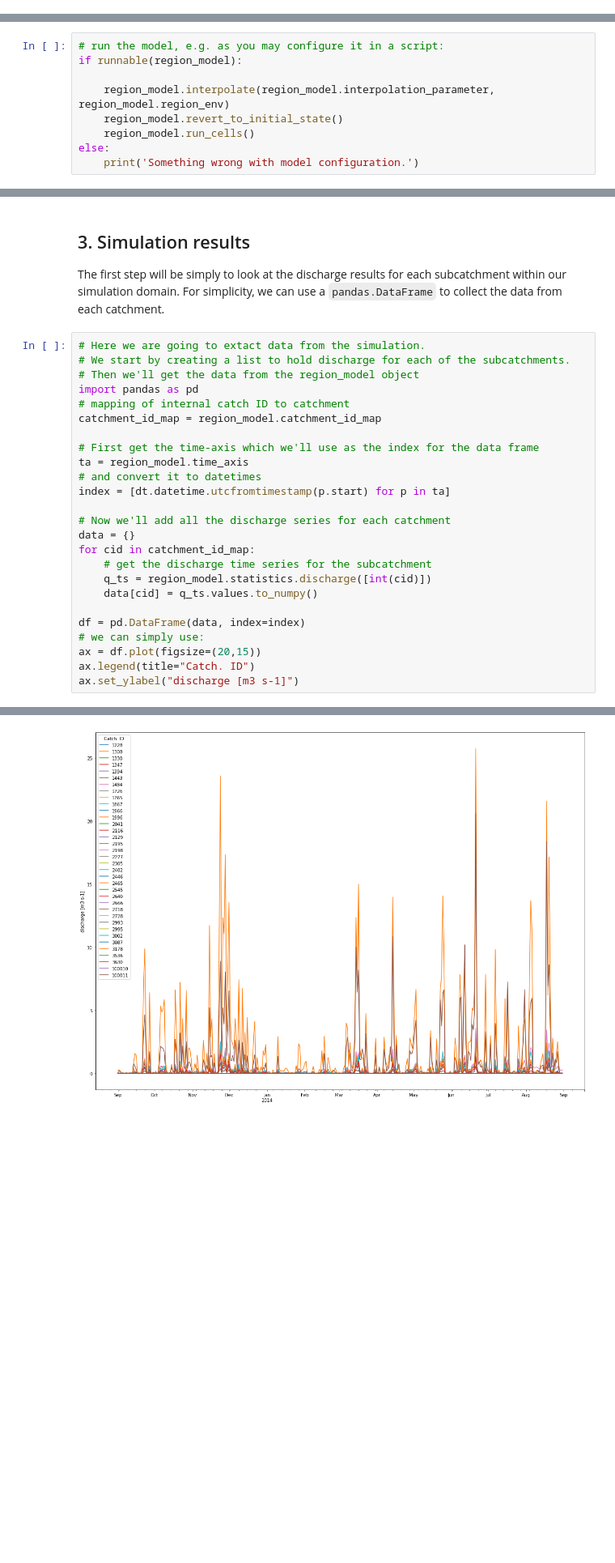
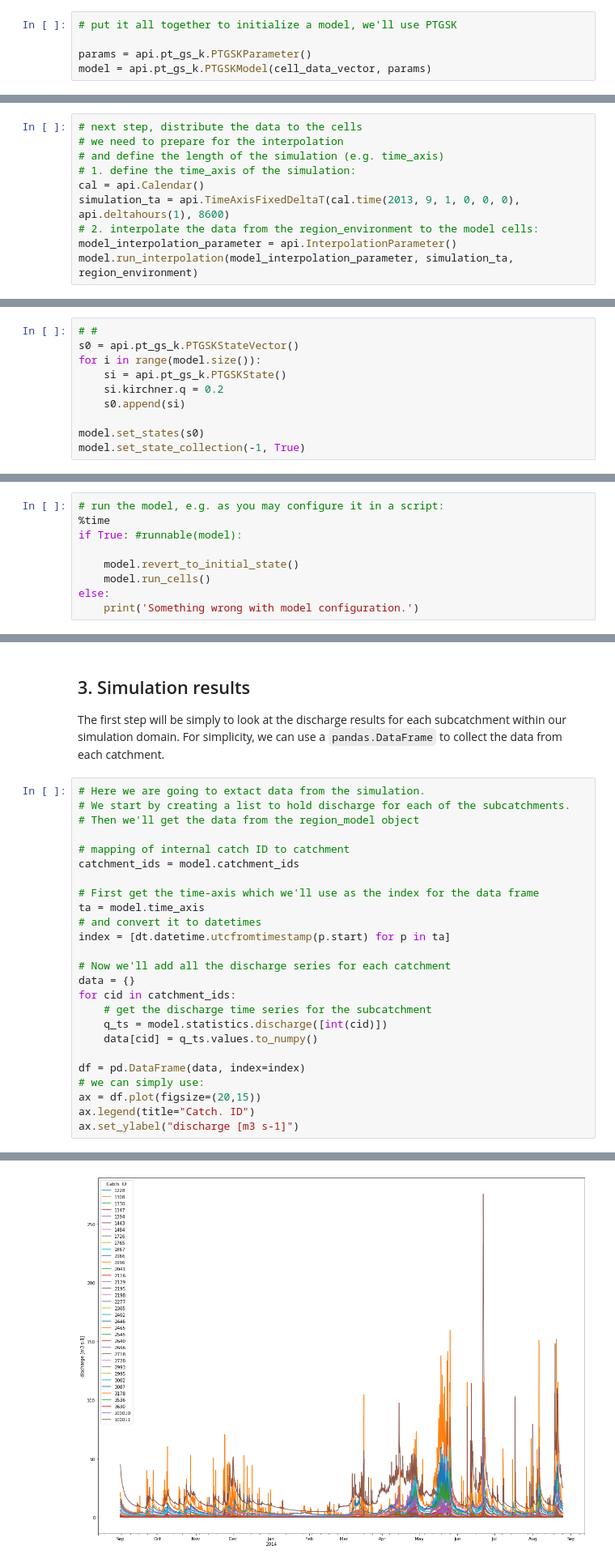
Before and after one commit to annefou/shyft-doc, a Jupyter notebook: notebooks/nea-example/api-intro.ipynb, the cells around one changed output, grey strips where cells are left out. Shown at 81% size. Drawn from its saved outputs; the diff is of its cells as text; blank space fills up the shorter version.

```diff
--- a/notebooks/nea-example/api-intro.ipynb
+++ b/notebooks/nea-example/api-intro.ipynb
@@ -618,0 +152,5 @@ region_model.initialize_cell_environment(ta_1)
+# %%
+# put it all together to initialize a model, we'll use PTGSK
+
+params = api.pt_gs_k.PTGSKParameter()
+model = api.pt_gs_k.PTGSKModel(cell_data_vector, params)
@@ -618,0 +255,10 @@ region_model.initialize_cell_environment(ta_1)
+# %%
+# next step, distribute the data to the cells
+# we need to prepare for the interpolation
+# and define the length of the simulation (e.g. time_axis)
+# 1. define the time_axis of the simulation:
+cal = api.Calendar()
+simulation_ta = api.TimeAxisFixedDeltaT(cal.time(2013, 9, 1, 0, 0, 0), api.deltahours(1), 8600)
+# 2. interpolate the data from the region_environment to the model cells:
+model_interpolation_parameter = api.InterpolationParameter()
+model.run_interpolation(model_interpolation_parameter, simulation_ta, region_environment)
@@ -619,3 +338,13 @@ region_model.initialize_cell_environment(ta_1)
+# %%
+# #
+s0 = api.pt_gs_k.PTGSKStateVector()
+for i in range(model.size()):
+    si = api.pt_gs_k.PTGSKState()
+    si.kirchner.q = 0.2
+    s0.append(si)
+
+model.set_states(s0)
+model.set_state_collection(-1, True)
 # %% [markdown]
 
 As a habit, we have a quick "sanity check" function to see if the model is runnable. Itis recommended to have this function when you create 'run scripts'.
@@ -628,10 +357,10 @@ def runnable(reg_mod):
                     ("temperature", "wind_speed", "precipitation", "rel_hum", "radiation")])))
 # %%
 # run the model, e.g. as you may configure it in a script:
-if runnable(region_model):
+%time
+if True: #runnable(model):
 
-    region_model.interpolate(region_model.interpolation_parameter, region_model.region_env)
-    region_model.revert_to_initial_state()
-    region_model.run_cells()
+    model.revert_to_initial_state()
+    model.run_cells()
 else:
     print('Something wrong with model configuration.')
@@ -644,28 +376,28 @@ The first step will be simply to look at the discharge results for each subcatch
 # %%
 # Here we are going to extact data from the simulation.
 # We start by creating a list to hold discharge for each of the subcatchments.
 # Then we'll get the data from the region_model object
-import pandas as pd
+
 # mapping of internal catch ID to catchment
-catchment_id_map = region_model.catchment_id_map
+catchment_ids = model.catchment_ids
 
 # First get the time-axis which we'll use as the index for the data frame
-ta = region_model.time_axis
+ta = model.time_axis
 # and convert it to datetimes
 index = [dt.datetime.utcfromtimestamp(p.start) for p in ta]
 
 # Now we'll add all the discharge series for each catchment
 data = {}
-for cid in catchment_id_map:
+for cid in catchment_ids:
     # get the discharge time series for the subcatchment
-    q_ts = region_model.statistics.discharge([int(cid)])
+    q_ts = model.statistics.discharge([int(cid)])
     data[cid] = q_ts.values.to_numpy()
 
 df = pd.DataFrame(data, index=index)
 # we can simply use:
 ax = df.plot(figsize=(20,15))
 ax.legend(title="Catch. ID")
 ax.set_ylabel("discharge [m3 s-1]")
 # %% [output]
 Text(0,0.5,'discharge [m3 s-1]')
-[figure, old version]
+[figure, new version]
```
Also changed, not shown: parts of 74 cells of this notebook, 2 other files.
